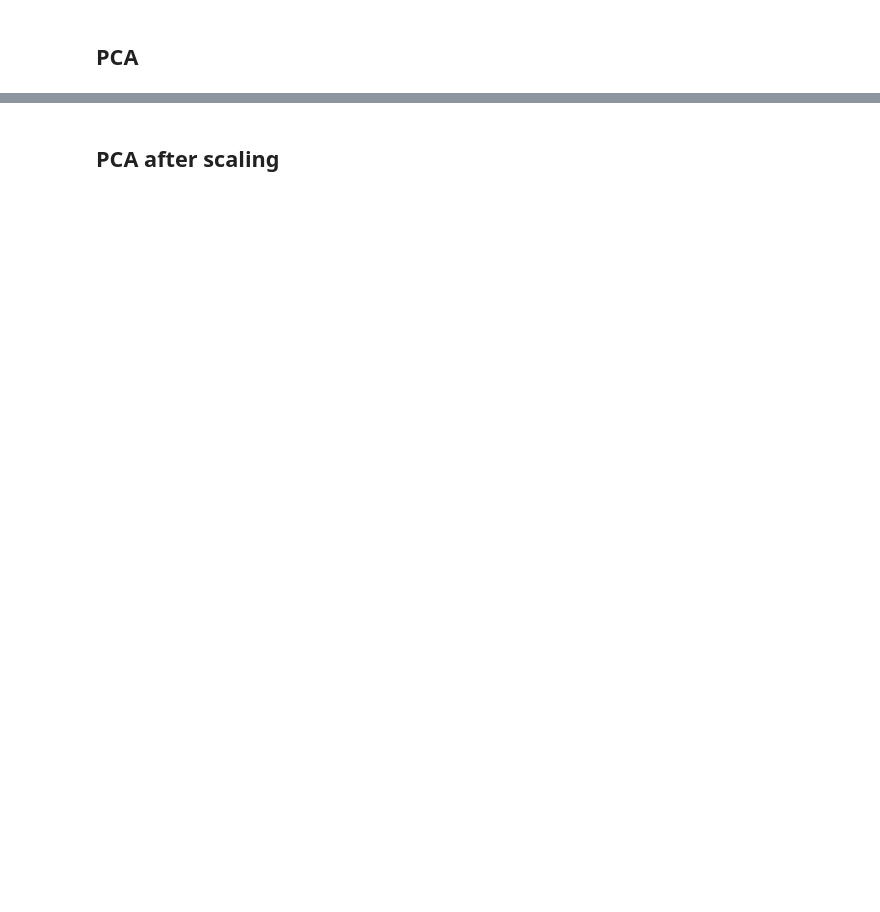
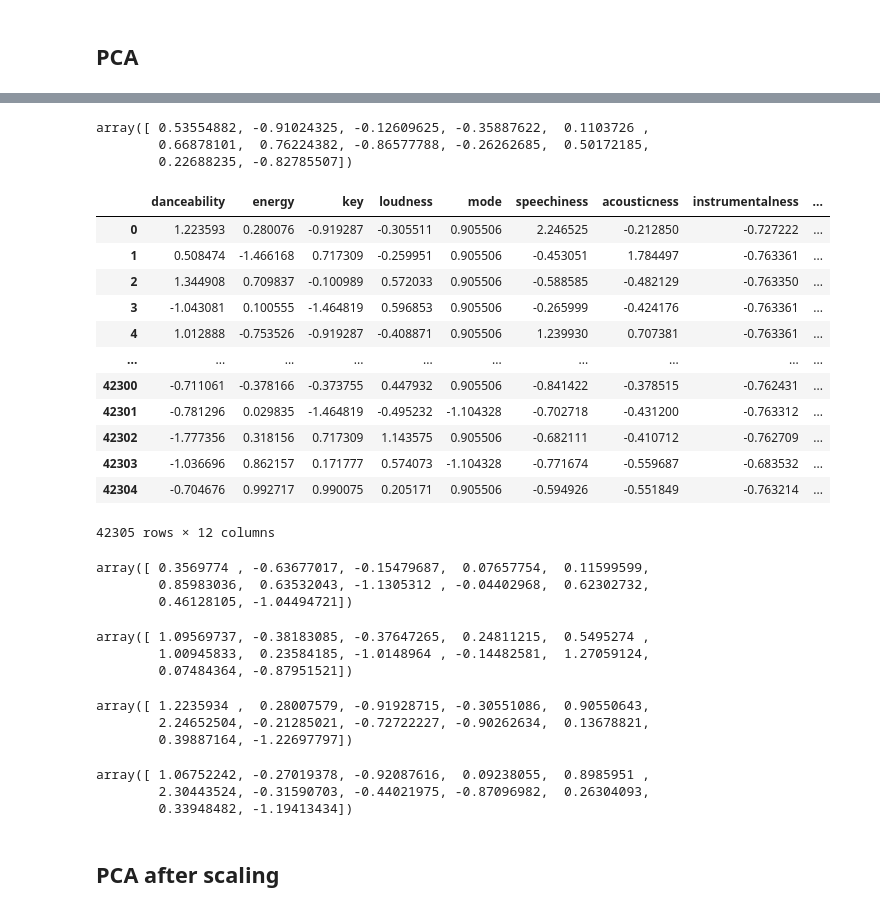
Before and after one commit to stvschmdt/ne_ds5230, a Jupyter notebook: prep_material/PCA.ipynb, the cells around one changed output, grey strips where cells are left out. Cells and saved outputs as stored; diff of their text form; code cells hidden in the pictures; blank space fills up the shorter version.

```diff
--- a/prep_material/PCA.ipynb
+++ b/prep_material/PCA.ipynb
@@ -249,3 +263,49 @@ array([[-126326.84695245],
+# %%
+reversed_1[0,:]
+# %% [output]
+array([ 0.53554882, -0.91024325, -0.12609625, -0.35887622,  0.1103726 ,
+        0.66878101,  0.76224382, -0.86577788, -0.26262685,  0.50172185,
+        0.22688235, -0.82785507])
+# %%
+raw_df
+# %% [output]
+|  | danceability | energy | key | loudness | mode | speechiness | acousticness | instrumentalness | ... |
+| 0 | 1.223593 | 0.280076 | -0.919287 | -0.305511 | 0.905506 | 2.246525 | -0.212850 | -0.727222 | ... |
+| 1 | 0.508474 | -1.466168 | 0.717309 | -0.259951 | 0.905506 | -0.453051 | 1.784497 | -0.763361 | ... |
+| 2 | 1.344908 | 0.709837 | -0.100989 | 0.572033 | 0.905506 | -0.588585 | -0.482129 | -0.763350 | ... |
+| 3 | -1.043081 | 0.100555 | -1.464819 | 0.596853 | 0.905506 | -0.265999 | -0.424176 | -0.763361 | ... |
+| 4 | 1.012888 | -0.753526 | -0.919287 | -0.408871 | 0.905506 | 1.239930 | 0.707381 | -0.763361 | ... |
+| ... | ... | ... | ... | ... | ... | ... | ... | ... | ... |
+| 42300 | -0.711061 | -0.378166 | -0.373755 | 0.447932 | 0.905506 | -0.841422 | -0.378515 | -0.762431 | ... |
+| 42301 | -0.781296 | 0.029835 | -1.464819 | -0.495232 | -1.104328 | -0.702718 | -0.431200 | -0.763312 | ... |
+| 42302 | -1.777356 | 0.318156 | 0.717309 | 1.143575 | 0.905506 | -0.682111 | -0.410712 | -0.762709 | ... |
+| 42303 | -1.036696 | 0.862157 | 0.171777 | 0.574073 | -1.104328 | -0.771674 | -0.559687 | -0.683532 | ... |
+| 42304 | -0.704676 | 0.992717 | 0.990075 | 0.205171 | 0.905506 | -0.594926 | -0.551849 | -0.763214 | ... |
+42305 rows × 12 columns
+# %%
+reversed_2[0,:]
+# %% [output]
+array([ 0.3569774 , -0.63677017, -0.15479687,  0.07657754,  0.11599599,
+        0.85983036,  0.63532043, -1.1305312 , -0.04402968,  0.62302732,
+        0.46128105, -1.04494721])
+# %%
+reversed_3[0,:]
+# %% [output]
+array([ 1.09569737, -0.38183085, -0.37647265,  0.24811215,  0.5495274 ,
+        1.00945833,  0.23584185, -1.0148964 , -0.14482581,  1.27059124,
+        0.07484364, -0.87951521])
+# %%
+reversed_12[0,:]
+# %% [output]
+array([ 1.2235934 ,  0.28007579, -0.91928715, -0.30551086,  0.90550643,
+        2.24652504, -0.21285021, -0.72722227, -0.90262634,  0.13678821,
+        0.39887164, -1.22697797])
+# %%
+reversed_11[0,:]
+# %% [output]
+array([ 1.06752242, -0.27019378, -0.92087616,  0.09238055,  0.8985951 ,
+        2.30443524, -0.31590703, -0.44021975, -0.87096982,  0.26304093,
+        0.33948482, -1.19413434])
 # %% [markdown]
 ## PCA after scaling
 # %%
```
Also changed, not shown: parts of 13 cells of this notebook.
